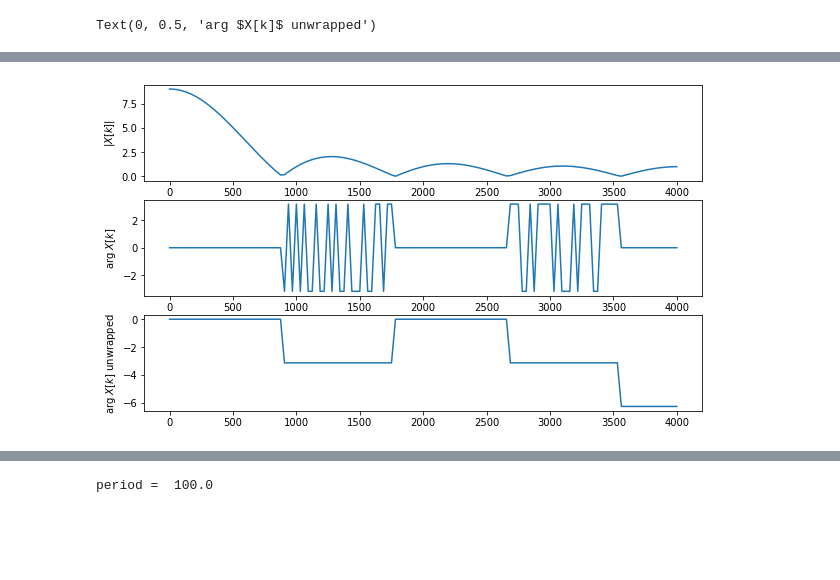
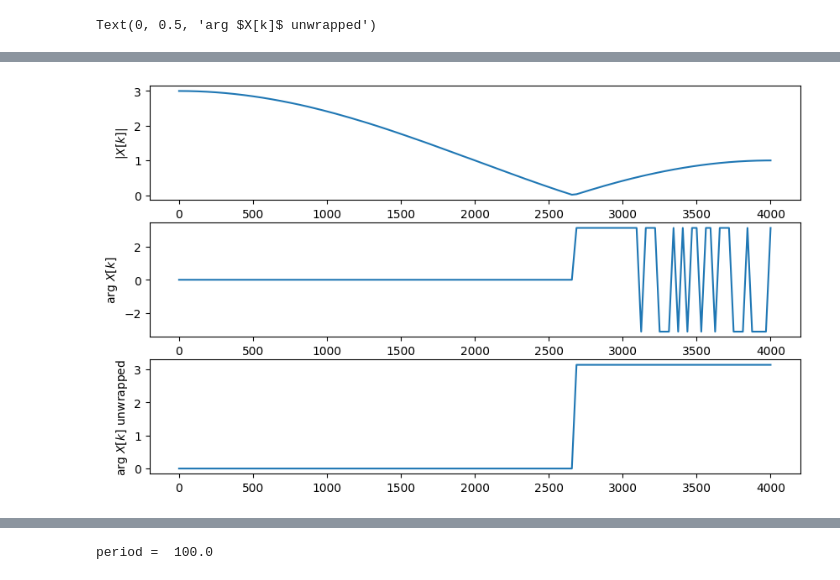
Before and after one commit to Katzoun/ISS-course, a Jupyter notebook: 03_spectral_analysis_2/03_spectral_2.ipynb, the cells around one changed output, grey strips where cells are left out. Saved outputs shown, nothing was run; the diff lists cells and outputs as text; code cells hidden in the pictures; blank space fills up the shorter version.

```diff
--- a/03_spectral_analysis_2/03_spectral_2.ipynb
+++ b/03_spectral_analysis_2/03_spectral_2.ipynb
@@ -136,13 +136,13 @@ Text(0, 0.5, 'arg $X[k]$ unwrapped')
 # %%
 # >>>>>>>>>>>>>>>>> #dft_of_symmetrical_rectangle <<<<<<<<<<<<<<<<<<<<<<<<<
 x = np.zeros(N)
-g = 9  # <--------------- set the rectangle width here, must be ODD !!!!
+g = 3  # <--------------- set the rectangle width here, must be ODD !!!!
 x[0:g//2+1] = 1
 x[N-g//2:] = 1
 #print(x)
 X = np.fft.fft(x)
 plt.figure(figsize=(10,3))
-plt.stem(n,x,basefmt=" ", use_line_collection="true")
+plt.stem(n,x,basefmt=" ")
 _, ax = plt.subplots(3,1, figsize=(10,6))
 ax[0].plot(f,np.abs(X[kall]))
 ax[0].set_ylabel('$|X[k]|$')
@@ -156,4 +156,4 @@ Text(0, 0.5, 'arg $X[k]$ unwrapped')
-[figure, old version]
+[figure, new version]
 # %%
 # >>>>>>>>>>>>>>>>> #dft_of_cos1 <<<<<<<<<<<<<<<<<<<<<<<<<
 phase = -0.9*np.pi # <--- set phase here
```
Also changed, not shown: parts of 16 cells of this notebook, 13 other files.
